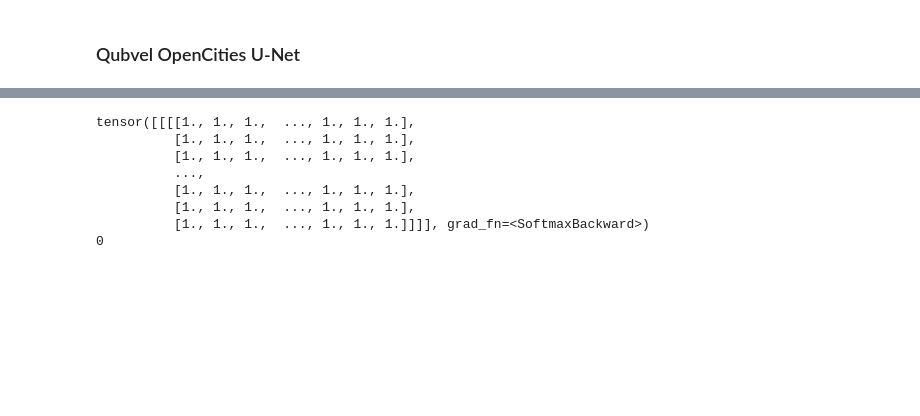
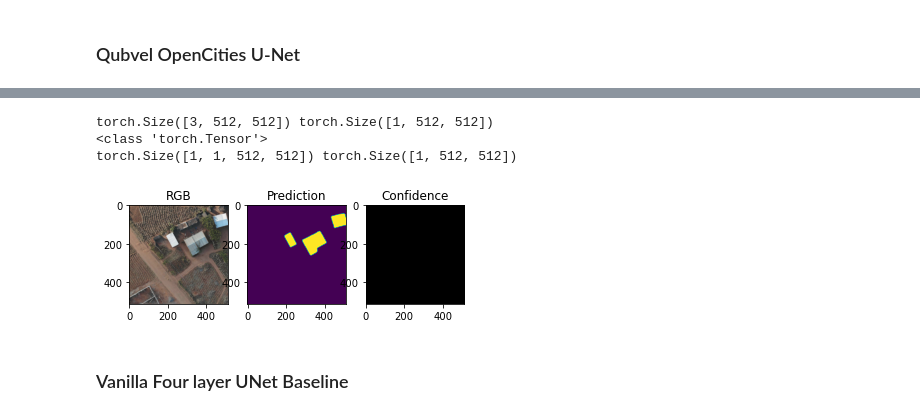
Before and after one commit to chrischank/HOTOSM_OAM_codeV2, a Jupyter notebook: test_model.ipynb, the cells around one changed output, grey strips where cells are left out. Cells and saved outputs as stored; diff of their text form; code cells hidden in the pictures; blank space fills up the shorter version.

```diff
--- a/test_model.ipynb
+++ b/test_model.ipynb
@@ -142,11 +108,13 @@ tensor([[[[5.5781e-06, 4.7937e-06, 8.4292e-06,  ..., 1.6734e-06,
 # %% [markdown]
 ### Qubvel OpenCities U-Net
 # %%
-effb1_UNet = smp.Unet(encoder_name='efficientnet-b1', encoder_depth=5, encoder_weights=None, decoder_use_batchnorm=True, decoder_channels=(256, 128, 64, 32, 16), decoder_attention_type=None, in_channels=3, classes=1, activation="softmax", aux_params=None)
+qubvelEB1_UNet = smp.Unet(encoder_name = 'efficientnet-b1', encoder_depth = 5, encoder_weights = None, decoder_use_batchnorm = True, decoder_channels = (256, 128, 64, 32, 16), decoder_attention_type = None, in_channels = 3, classes = 1, activation = "sigmoid", aux_params = None)
 
 qubvel_weights = os.path.abspath("/home/chris/Dropbox/HOTOSM/qubvel_UNet/weights/stage3/effb1-f0/checkpoints/best.pth")
 qubvel_weights = torch.load(qubvel_weights, map_location = device)
-effb1_UNet.load_state_dict(qubvel_weights["state_dict"])
+qubvelEB1_UNet.load_state_dict(qubvel_weights["state_dict"])
+qubvelEB1_UNet.to(device = device)
 
-print(sum(p.numel() for p in effb1_UNet.parameters() if p.requires_grad == True))
+print(qubvelEB1_UNet)
+print(sum(p.numel() for p in qubvelEB1_UNet.parameters() if p.requires_grad == True))
 # %% [output]
@@ -158,20 +138,51 @@ print(type(effb1_UNet))
-# %%
-effb1_UNet.eval()
-
-# Pass the image through
-img_t = DZK[8]
-prediction = effb1_UNet(img_t.unsqueeze(0))
-
-print(prediction)
-
-predicted_class = prediction.detach().numpy()
-print(np.argmax(predicted_class))
-# %% [output]
-tensor([[[[1., 1., 1.,  ..., 1., 1., 1.],
-          [1., 1., 1.,  ..., 1., 1., 1.],
-          [1., 1., 1.,  ..., 1., 1., 1.],
-          ...,
-          [1., 1., 1.,  ..., 1., 1., 1.],
-          [1., 1., 1.,  ..., 1., 1., 1.],
-          [1., 1., 1.,  ..., 1., 1., 1.]]]], grad_fn=<SoftmaxBackward>)
-0
+# %%
+qubvelEB1_UNet.eval()
+
+# Testing a single pair of Image and Label
+
+img, lbl = test_pair[0], test_pair[1]
+img.to(device = device)
+lbl.to(device = device)
+print(img.shape, lbl.shape)
+print(type(img))
+
+with torch.no_grad():
+    prediction = qubvelEB1_UNet(img.unsqueeze(0))
+    confidence = torch.argmax(prediction, 1)
+
+print(prediction.shape, confidence.shape)
+
+# Plotting the RGB, Prediction, and Confidence
+fig = plt.figure()
+ax = fig.add_subplot(1, 3, 1)
+RGB = plt.imshow(test_pair[0].detach().cpu().numpy().transpose(1, 2, 0))
+ax.set_title('RGB')
+
+ax = fig.add_subplot(1, 3, 2)
+pred = plt.imshow(prediction.squeeze(0).detach().cpu().numpy().transpose(1, 2, 0))
+ax.set_title('Prediction')
+
+ax = fig.add_subplot(1, 3, 3)
+conf = plt.imshow(confidence.detach().cpu().numpy().transpose(1, 2, 0), cmap = "nipy_spectral")
+#plt.colorbar(ticks = [0.1, 0.3, 0.5, 0.7], orientation = "vertical")
+ax.set_title('Confidence')
+
+# Testing a batch of 30
+
+# Pass the test set through
+test_loader = DataLoader(Test, batch_size = 1, shuffle = True)
+#test_results = []
+
+#for i, (imgs, labels) in enumerate(test_loader):
+#    imgs = imgs.to(device = device, dtype = torch.float32)
+#    labels = labels.to(device = device, dtype = torch.float32)
+#
+#    test_prediction = qubvelEB1_UNet(imgs)
+#    test_results.append(test_prediction)
+# %% [output]
+torch.Size([3, 512, 512]) torch.Size([1, 512, 512])
+<class 'torch.Tensor'>
+torch.Size([1, 1, 512, 512]) torch.Size([1, 512, 512])
+[figure, added]
+# %% [markdown]
+### Vanilla Four layer UNet Baseline
```
Also changed, not shown: parts of 14 cells of this notebook.
